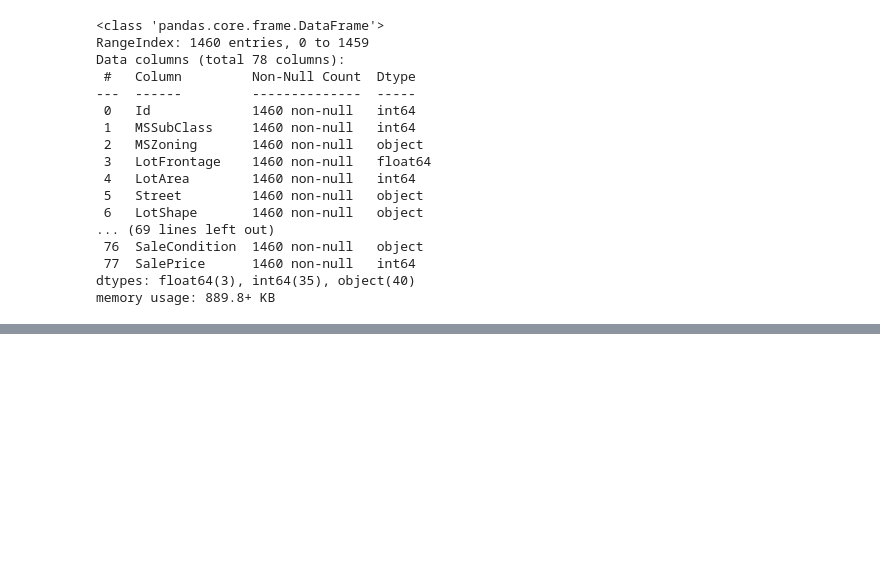
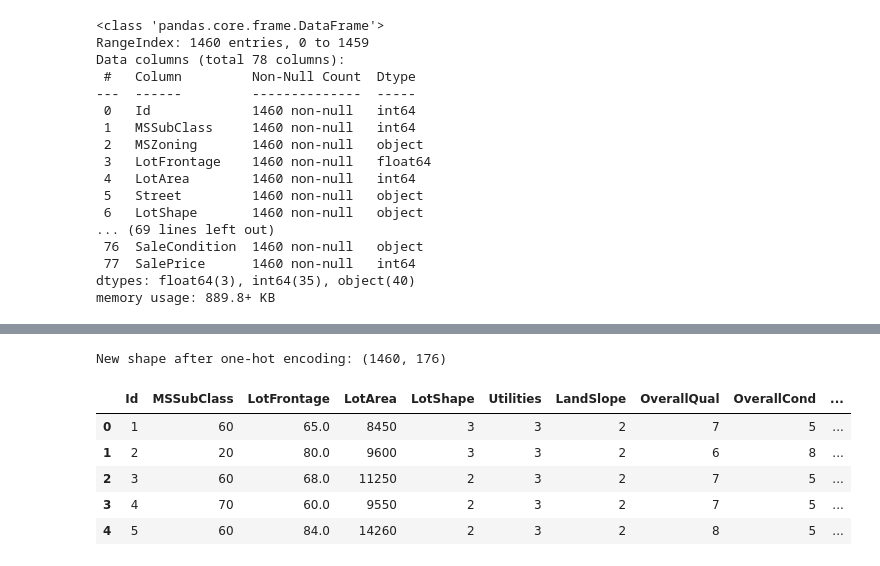
Before and after one commit to Ajblahblah-01/ML-Models, a Jupyter notebook: house_price_prediction.ipynb, the cells around one changed output, grey strips where cells are left out. Saved outputs shown, nothing was run; the diff lists cells and outputs as text; code cells hidden in the pictures; blank space fills up the shorter version.

```diff
--- a/house_price_prediction.ipynb
+++ b/house_price_prediction.ipynb
@@ -116,0 +193,38 @@ memory usage: 889.8+ KB
+# %%
+# 1. Combine Condition1 and Condition2
+conditions = pd.unique(df[['Condition1', 'Condition2']].values.ravel())
+for cond in conditions:
+    if cond != 'Norm': # Use Norm as the baseline
+        df[f'Condition_{cond}'] = ((df['Condition1'] == cond) | (df['Condition2'] == cond)).astype(int)
+
+# 2. Combine Exterior1st and Exterior2nd
+exteriors = pd.unique(df[['Exterior1st', 'Exterior2nd']].values.ravel())
+for ext in exteriors:
+    if pd.notna(ext):
+        df[f'Exterior_{ext}'] = ((df['Exterior1st'] == ext) | (df['Exterior2nd'] == ext)).astype(int)
+
+# List of other columns for standard one-hot encoding
+oh_cols = [
+    'MSZoning', 'Street', 'LandContour', 'LotConfig', 'Neighborhood',
+    'BldgType', 'HouseStyle', 'RoofStyle', 'RoofMatl', 'MasVnrType',
+    'Foundation', 'Heating', 'Electrical', 'GarageType', 'SaleType'
+]
+
+# Apply get_dummies and explicitly convert booleans to integers
+df = pd.get_dummies(df, columns=oh_cols, drop_first=True, dtype=int)
+
+# Drop the original overlapping columns that were combined manually
+df.drop(['Condition1', 'Condition2', 'Exterior1st', 'Exterior2nd'], axis=1, inplace=True)
+
+print(f"New shape after one-hot encoding: {df.shape}")
+# Show all columns in the display
+with pd.option_context('display.max_columns', None):
+    display(df.head())
+# %% [output]
+New shape after one-hot encoding: (1460, 176)
+|  | Id | MSSubClass | LotFrontage | LotArea | LotShape | Utilities | LandSlope | OverallQual | OverallCond | ... |
+| 0 | 1 | 60 | 65.0 | 8450 | 3 | 3 | 2 | 7 | 5 | ... |
+| 1 | 2 | 20 | 80.0 | 9600 | 3 | 3 | 2 | 6 | 8 | ... |
+| 2 | 3 | 60 | 68.0 | 11250 | 2 | 3 | 2 | 7 | 5 | ... |
+| 3 | 4 | 70 | 60.0 | 9550 | 2 | 3 | 2 | 7 | 5 | ... |
+| 4 | 5 | 60 | 84.0 | 14260 | 2 | 3 | 2 | 8 | 5 | ... |
```
Also changed, not shown: parts of 11 cells of this notebook.
